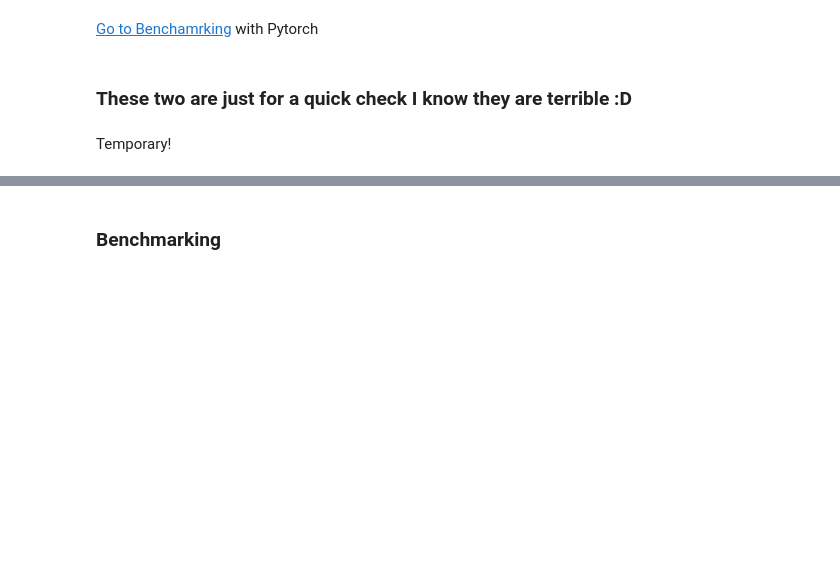
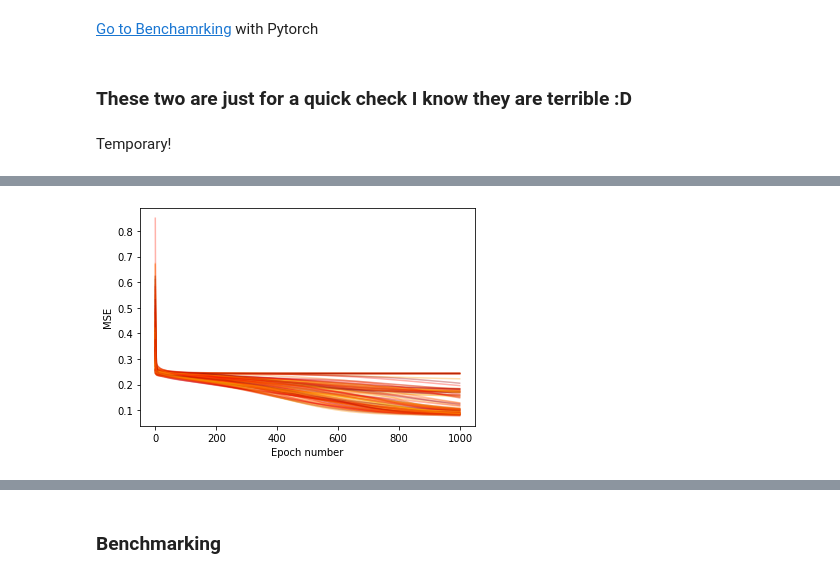
Before and after one commit to dexdx/DL_Projects, a Jupyter notebook: project_2.ipynb, the cells around one changed output, grey strips where cells are left out. Cells and saved outputs as stored; diff of their text form; code cells hidden in the pictures; blank space fills up the shorter version.

```diff
--- a/project_2.ipynb
+++ b/project_2.ipynb
@@ -129,0 +127,7 @@ Loss: 0.15664047002792358
+# %%
+for i in acc_sort:
+    plt.plot(loss_tracks[i], color = colors[i], label = round(100*accs[i]), alpha=1/3)
+plt.xlabel('Epoch number')
+plt.ylabel('MSE');
+# %% [output]
+[figure, added]
```
Also changed, not shown: parts of 11 cells of this notebook.
